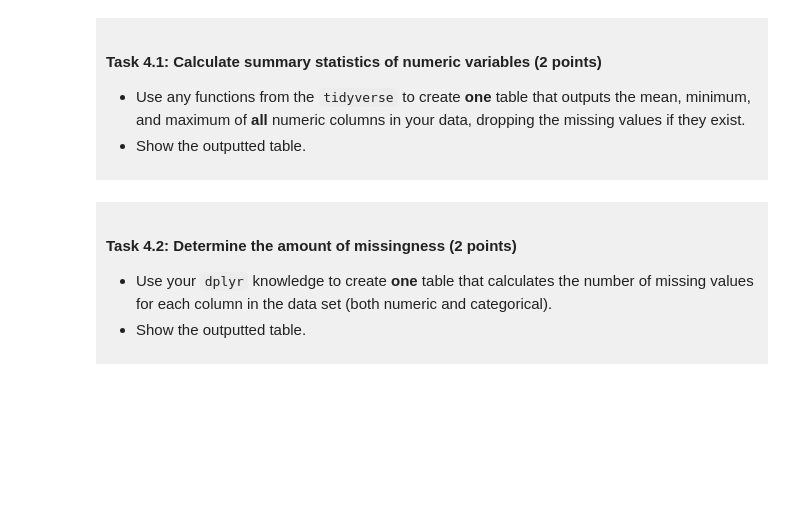
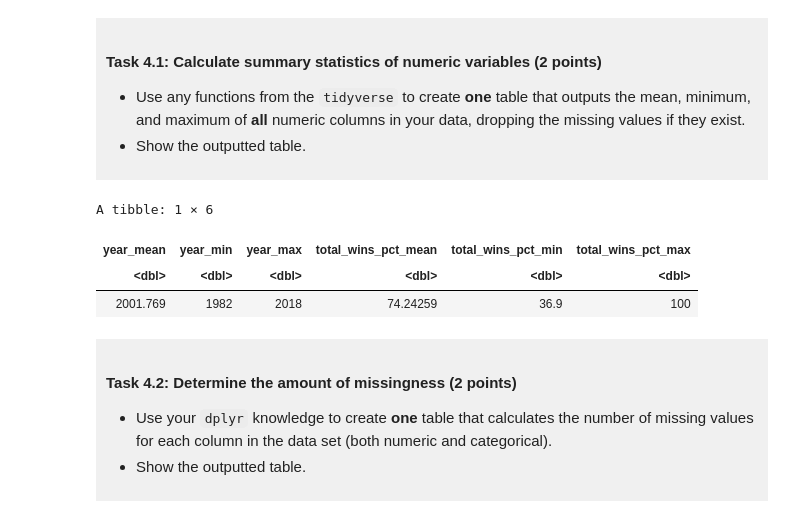
Before and after one commit to ZicZic1/dsci-100-project-Isaac-Mathers, a Jupyter notebook: dsci-100-project-notebook.ipynb, the cells around one changed output. Saved outputs shown, nothing was run; the diff lists cells and outputs as text; code cells hidden in the pictures; blank space fills up the shorter version.

```diff
--- a/dsci-100-project-notebook.ipynb
+++ b/dsci-100-project-notebook.ipynb
@@ -266,7 +265,22 @@ You will refine your research question (if needed) and produce a tidy data set.
 
 </div>
 # %%
-### EDIT THIS CODE CELL ###
+stats_march_madness <- tidied_march_madness |>
+    summarise(
+        year_mean = mean(year, na.rm = TRUE),
+        year_min = min(year, na.rm = TRUE),
+        year_max = max(year, na.rm = TRUE),
+        total_wins_pct_mean = mean(total_wins_pct, na.rm = TRUE),
+        total_wins_pct_min = min(total_wins_pct, na.rm = TRUE),
+        total_wins_pct_max = max(total_wins_pct, na.rm = TRUE)
+    )
+
+stats_march_madness
+# %% [output]
+A tibble: 1 × 6
+| year_mean | year_min | year_max | total_wins_pct_mean | total_wins_pct_min | total_wins_pct_max |
+| <dbl> | <dbl> | <dbl> | <dbl> | <dbl> | <dbl> |
+| 2001.769 | 1982 | 2018 | 74.24259 | 36.9 | 100 |
 # %% [markdown]
 <div style="background-color: #f0f0f0; padding: 10px;">
 
```
Also changed, not shown: parts of 3 cells of this notebook.
